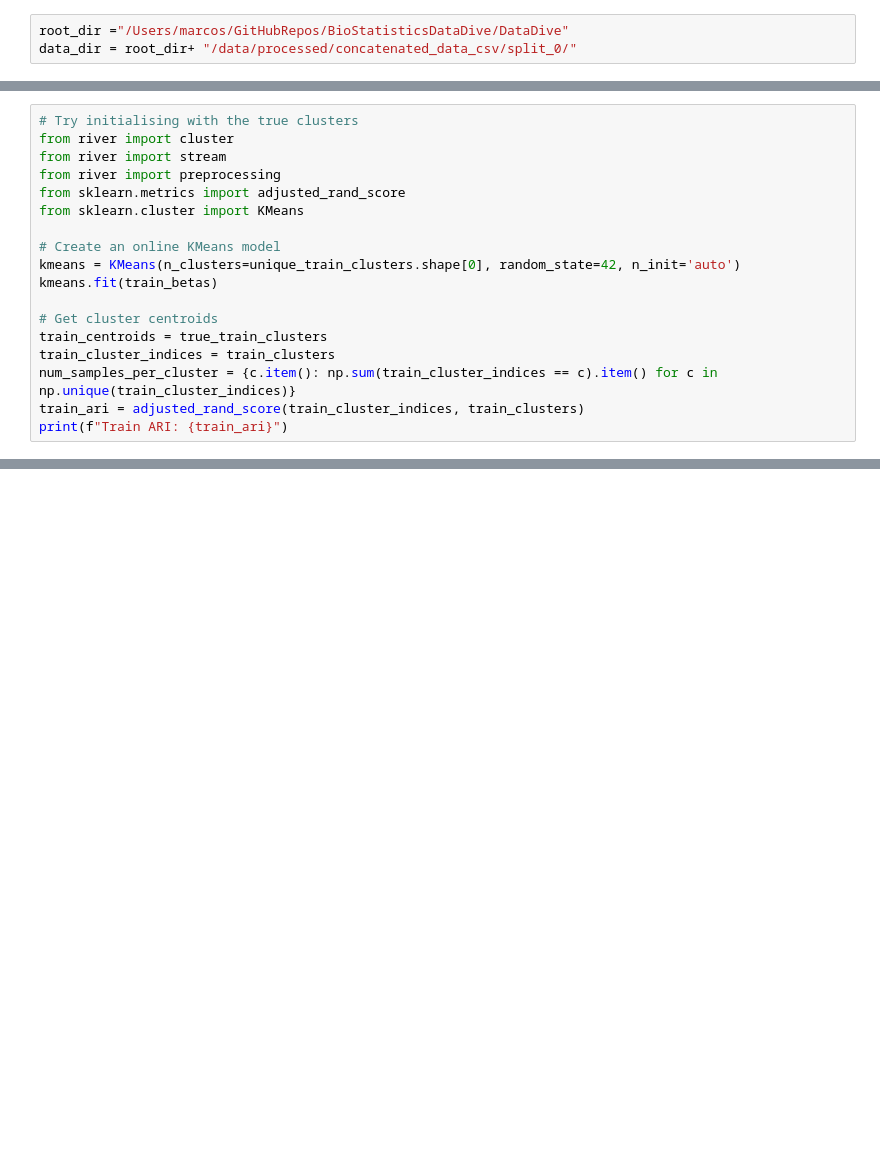
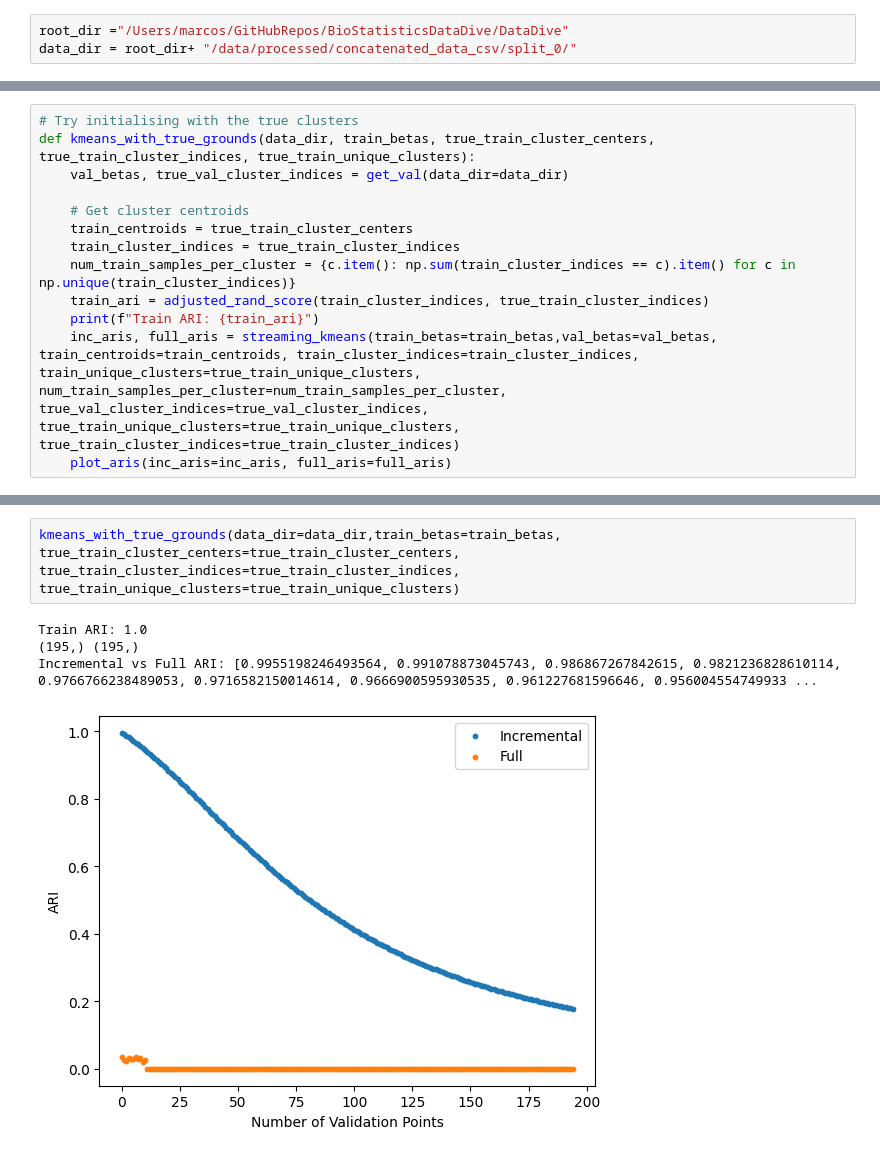
Before and after one commit to bmartin9/DataDive, a Jupyter notebook: kmeans.ipynb, the cells around one changed output, grey strips where cells are left out. Cells and saved outputs as stored; diff of their text form; blank space fills up the shorter version.

```diff
--- a/kmeans.ipynb
+++ b/kmeans.ipynb
@@ -70,18 +109,0 @@ Train ARI: 0.03251380789947143
-# %%
-# Try initialising with the true clusters
-from river import cluster
-from river import stream
-from river import preprocessing
-from sklearn.metrics import adjusted_rand_score
-from sklearn.cluster import KMeans
-
-# Create an online KMeans model
-kmeans = KMeans(n_clusters=unique_train_clusters.shape[0], random_state=42, n_init='auto')
-kmeans.fit(train_betas)
-
-# Get cluster centroids
-train_centroids = true_train_clusters
-train_cluster_indices = train_clusters
-num_samples_per_cluster = {c.item(): np.sum(train_cluster_indices == c).item() for c in np.unique(train_cluster_indices)}
-train_ari = adjusted_rand_score(train_cluster_indices, train_clusters)
-print(f"Train ARI: {train_ari}")
@@ -138,0 +110,13 @@ Incremental vs Full ARI: 0.019702049867834318, 0.026656193433360488
+# %%
+# Try initialising with the true clusters
+def kmeans_with_true_grounds(data_dir, train_betas, true_train_cluster_centers, true_train_cluster_indices, true_train_unique_clusters):
+    val_betas, true_val_cluster_indices = get_val(data_dir=data_dir)
+
+    # Get cluster centroids
+    train_centroids = true_train_cluster_centers
+    train_cluster_indices = true_train_cluster_indices
+    num_train_samples_per_cluster = {c.item(): np.sum(train_cluster_indices == c).item() for c in np.unique(train_cluster_indices)}
+    train_ari = adjusted_rand_score(train_cluster_indices, true_train_cluster_indices)
+    print(f"Train ARI: {train_ari}")
+    inc_aris, full_aris = streaming_kmeans(train_betas=train_betas,val_betas=val_betas, train_centroids=train_centroids, train_cluster_indices=train_cluster_indices, train_unique_clusters=true_train_unique_clusters, num_train_samples_per_cluster=num_train_samples_per_cluster, true_val_cluster_indices=true_val_cluster_indices, true_train_unique_clusters=true_train_unique_clusters, true_train_cluster_indices=true_train_cluster_indices)
+    plot_aris(inc_aris=inc_aris, full_aris=full_aris)
@@ -138,0 +129,7 @@ Incremental vs Full ARI: 0.019702049867834318, 0.026656193433360488
+# %%
+kmeans_with_true_grounds(data_dir=data_dir,train_betas=train_betas, true_train_cluster_centers=true_train_cluster_centers, true_train_cluster_indices=true_train_cluster_indices, true_train_unique_clusters=true_train_unique_clusters)
+# %% [output]
+Train ARI: 1.0
+(195,) (195,)
+Incremental vs Full ARI: [0.9955198246493564, 0.991078873045743, 0.986867267842615, 0.9821236828610114, 0.9766766238489053, 0.9716582150014614, 0.9666900595930535, 0.961227681596646, 0.956004554749933 ...
+[figure, added]
```
Also changed, not shown: parts of 12 cells of this notebook, 1 other file.
